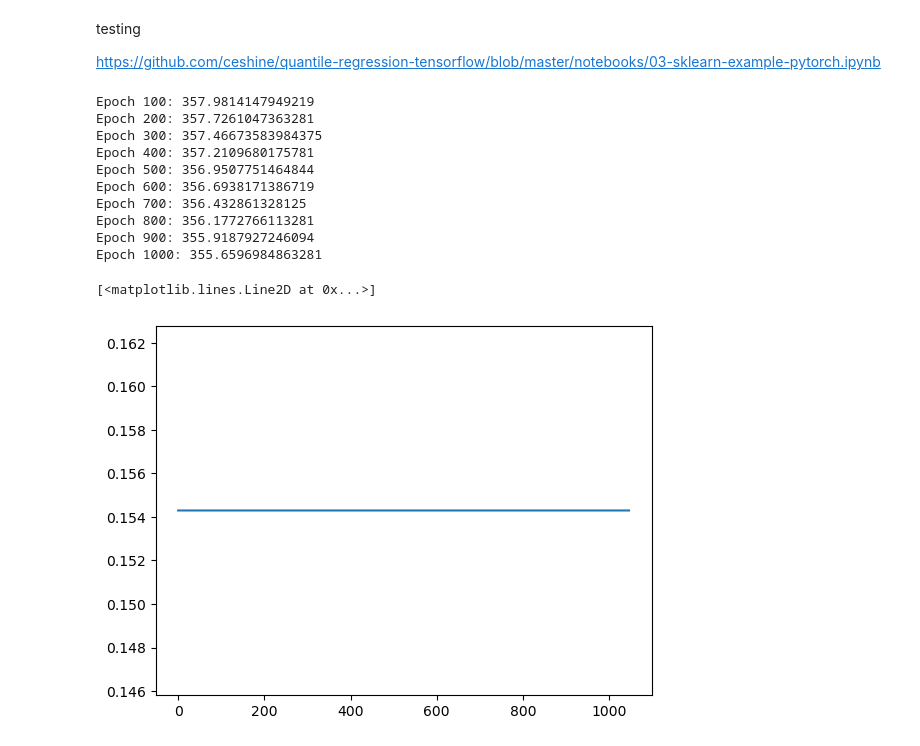
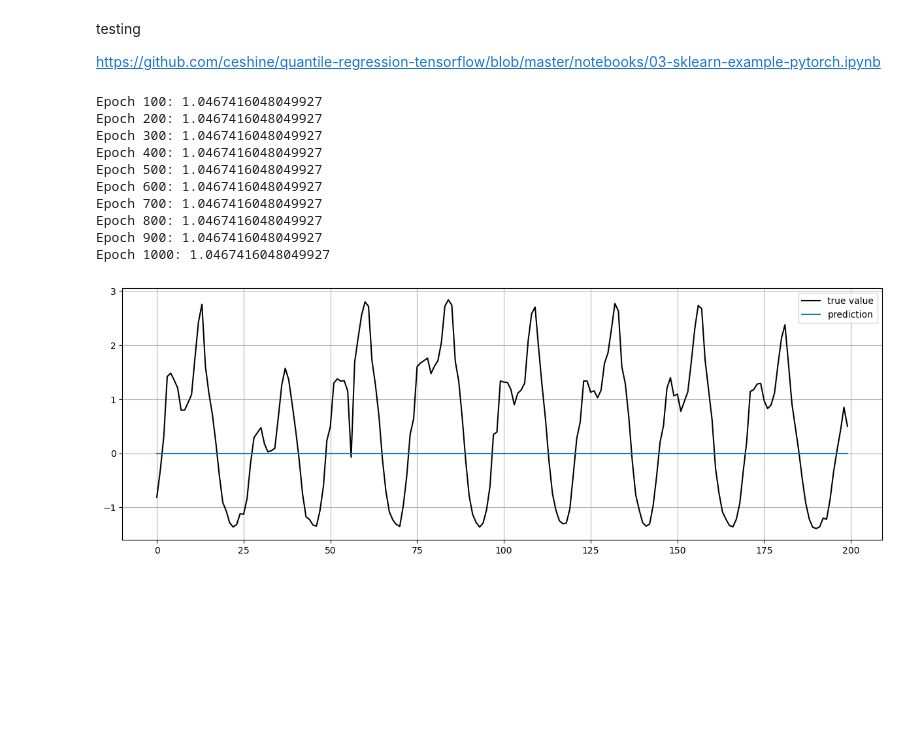
Before and after one commit to MicheleUIT/Probabilistic-load-forecasting-with-Reservoir-Computing, a Jupyter notebook: code/main_qr.ipynb, the cells around one changed output. Cells and saved outputs as stored; diff of their text form; code cells hidden in the pictures; blank space fills up the shorter version.

```diff
--- a/code/main_qr.ipynb
+++ b/code/main_qr.ipynb
@@ -13,7 +13,7 @@ import pyro
 config = {
             "dataset": "acea",
             "model_widths": [50, 10, 1],
-            "activation": "tanh",
+            "activation": "relu",
             "distributions": ["gauss", "unif", "gauss"],
             "parameters": [[0,1],[0,10]],
             "dim_reduction": False,
@@ -100,7 +105,8 @@ for e in range(epochs):
         batch_x = x[idx : min(idx + batch_size, x.shape[0]),:].requires_grad_(False)
         batch_y = y[idx : min(idx + batch_size, y.shape[0])].requires_grad_(False)
         preds = model(batch_x)
-        loss = qloss(preds, batch_y, [0.5])
+        # loss = qloss(preds, batch_y, [0.5])
+        loss = torch.nn.functional.mse_loss(preds, batch_y)
         loss.backward()
         optimizer.step()
         epoch_losses.append(loss.cpu().detach().numpy())
@@ -108,20 +114,26 @@ for e in range(epochs):
     if (e+1) % 100 == 0:
         print("Epoch {}: {}".format(e+1, epoch_loss))
 # %% [output]
-Epoch 100: 357.9814147949219
-Epoch 200: 357.7261047363281
-Epoch 300: 357.46673583984375
-Epoch 400: 357.2109680175781
-Epoch 500: 356.9507751464844
-Epoch 600: 356.6938171386719
-Epoch 700: 356.432861328125
-Epoch 800: 356.1772766113281
-Epoch 900: 355.9187927246094
-Epoch 1000: 355.6596984863281
+Epoch 100: 1.0467416048049927
+Epoch 200: 1.0467416048049927
+Epoch 300: 1.0467416048049927
+Epoch 400: 1.0467416048049927
+Epoch 500: 1.0467416048049927
+Epoch 600: 1.0467416048049927
+Epoch 700: 1.0467416048049927
+Epoch 800: 1.0467416048049927
+Epoch 900: 1.0467416048049927
+Epoch 1000: 1.0467416048049927
-# %%
-pred = model(test_embedding)
-
-plt.plot(pred.detach().cpu().numpy())
-# %% [output]
-[<matplotlib.lines.Line2D at 0x...>]
-[figure, removed]
+# %%
+import matplotlib.pyplot as plt
+
+pred = model(test_embedding)
+
+fig = plt.figure(figsize=(15,5))
+plt.plot(Yte[0:200].cpu(), label='true value', color='k')
+plt.plot(pred.detach().cpu().numpy()[0:200], label='prediction')
+plt.legend(loc='best', fontsize=10)
+plt.grid()
+plt.show()
+# %% [output]
+[figure, added]
```
Also changed, not shown: parts of 1 cell of this notebook.
